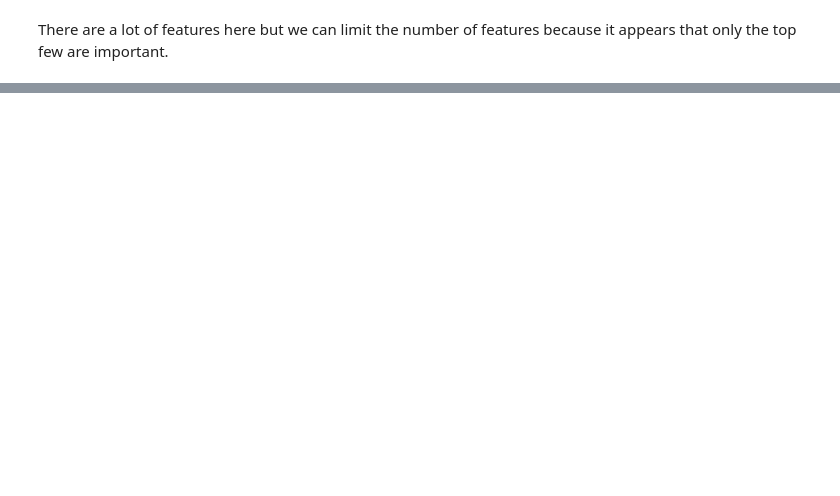
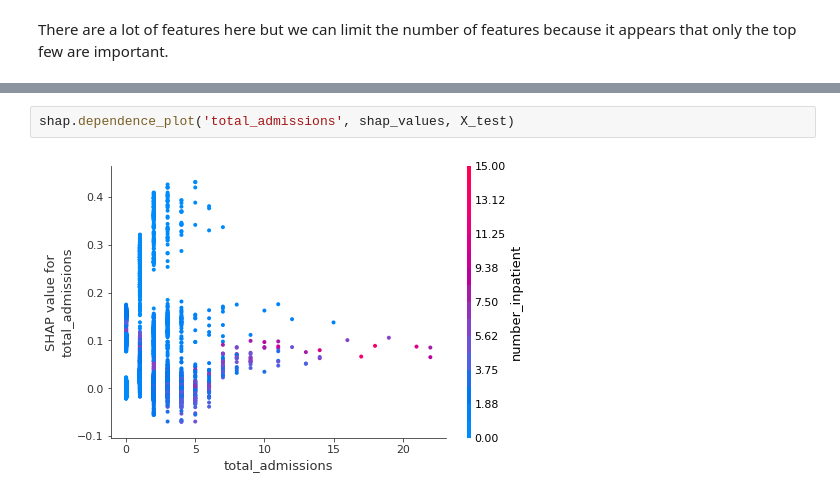
Before and after one commit to Sangha05/Diabetes_Readmission, a Jupyter notebook: Short Term Risk Prediction With XGBoost V3.ipynb, the cells around one changed output, grey strips where cells are left out. Saved outputs shown, nothing was run; the diff lists cells and outputs as text; blank space fills up the shorter version.

```diff
--- a/Short Term Risk Prediction With XGBoost V3.ipynb
+++ b/Short Term Risk Prediction With XGBoost V3.ipynb
@@ -214,0 +236,4 @@ plt.show()
+# %%
+shap.dependence_plot('total_admissions', shap_values, X_test)
+# %% [output]
+[figure, added]
```
Also changed, not shown: parts of 28 cells of this notebook, 4 other files.
